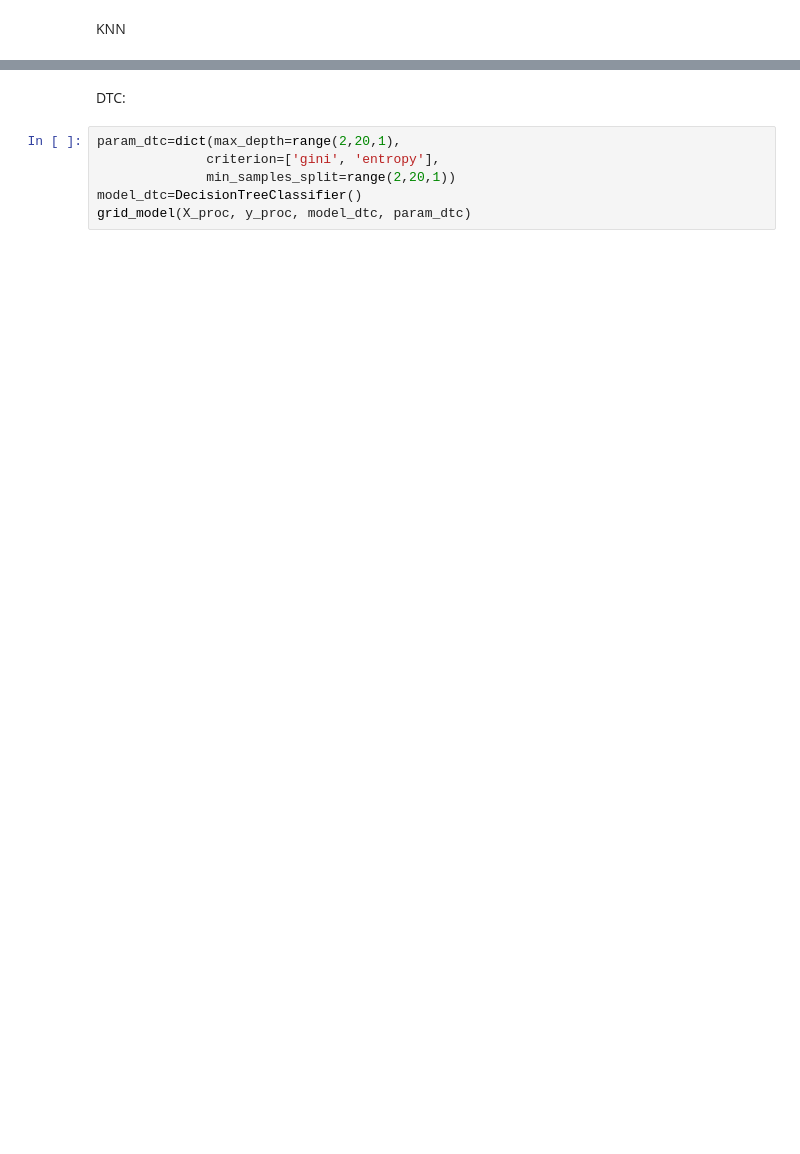
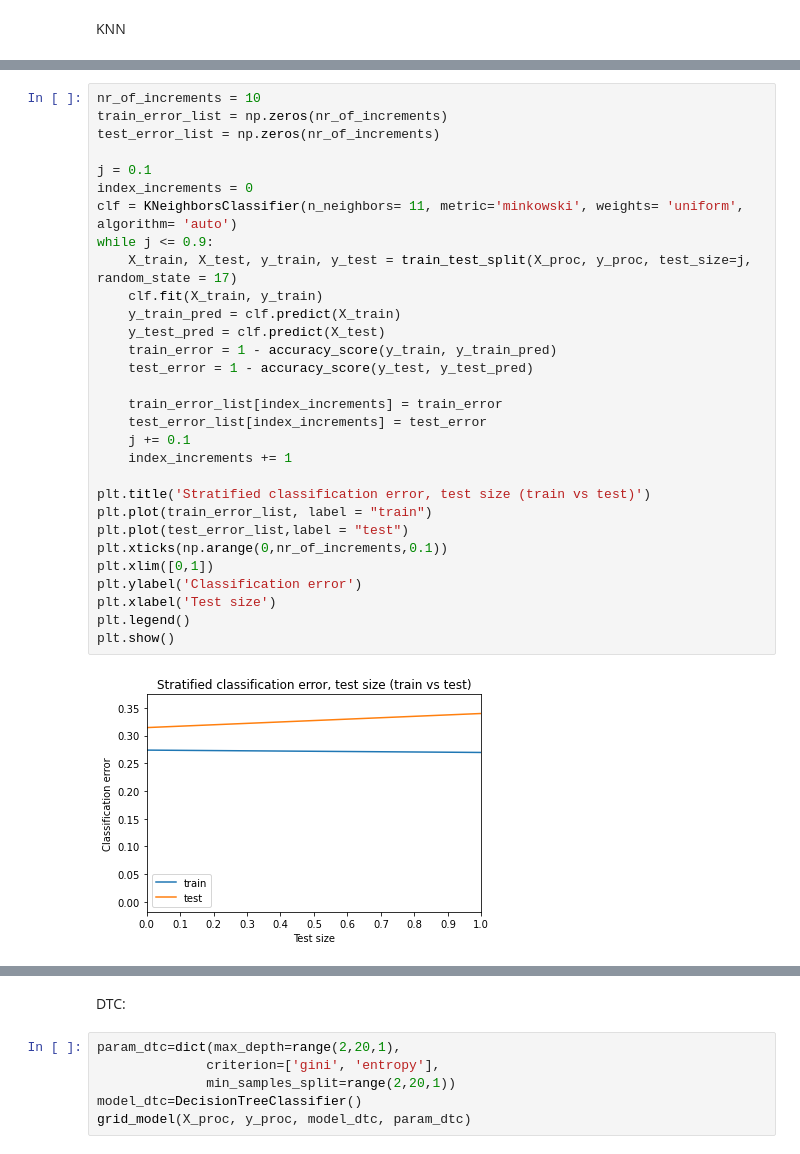
Before and after one commit to Maikel-J/Data-mining-project, a Jupyter notebook: Project.ipynb, the cells around one changed output, grey strips where cells are left out. Drawn from its saved outputs; the diff is of its cells as text; blank space fills up the shorter version.

```diff
--- a/Project.ipynb
+++ b/Project.ipynb
@@ -327,3 +312,35 @@ grid_model(X_proc, y_proc, model_knn, param_knn)
 # %% [output]
 Best Score: 0.850675 use parameters: {'algorithm': 'auto', 'metric': 'minkowski', 'n_neighbors': 11, 'weights': 'uniform'}
+# %%
+nr_of_increments = 10
+train_error_list = np.zeros(nr_of_increments)
+test_error_list = np.zeros(nr_of_increments)
+
+j = 0.1
+index_increments = 0
+clf = KNeighborsClassifier(n_neighbors= 11, metric='minkowski', weights= 'uniform', algorithm= 'auto')
+while j <= 0.9:
+    X_train, X_test, y_train, y_test = train_test_split(X_proc, y_proc, test_size=j, random_state = 17)
+    clf.fit(X_train, y_train)
+    y_train_pred = clf.predict(X_train)
+    y_test_pred = clf.predict(X_test)
+    train_error = 1 - accuracy_score(y_train, y_train_pred)
+    test_error = 1 - accuracy_score(y_test, y_test_pred)
+
+    train_error_list[index_increments] = train_error
+    test_error_list[index_increments] = test_error
+    j += 0.1
+    index_increments += 1
+
+plt.title('Stratified classification error, test size (train vs test)')
+plt.plot(train_error_list, label = "train")
+plt.plot(test_error_list,label = "test")
+plt.xticks(np.arange(0,nr_of_increments,0.1))
+plt.xlim([0,1])
+plt.ylabel('Classification error')
+plt.xlabel('Test size')
+plt.legend()
+plt.show()
+# %% [output]
+[figure, added]
 # %%
```
Also changed, not shown: parts of 14 cells of this notebook, 6 other files.
